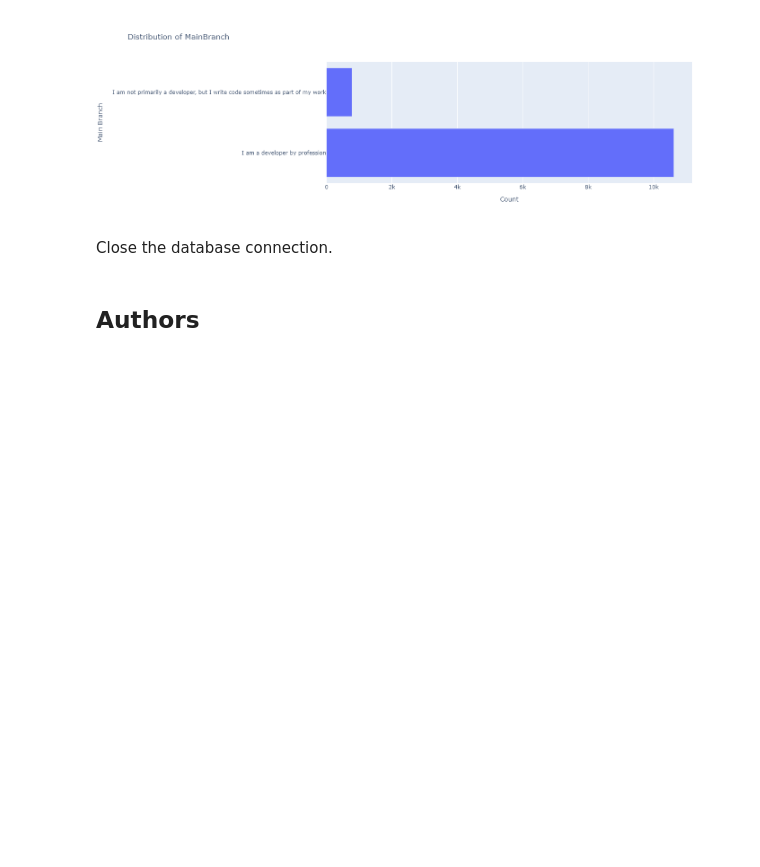
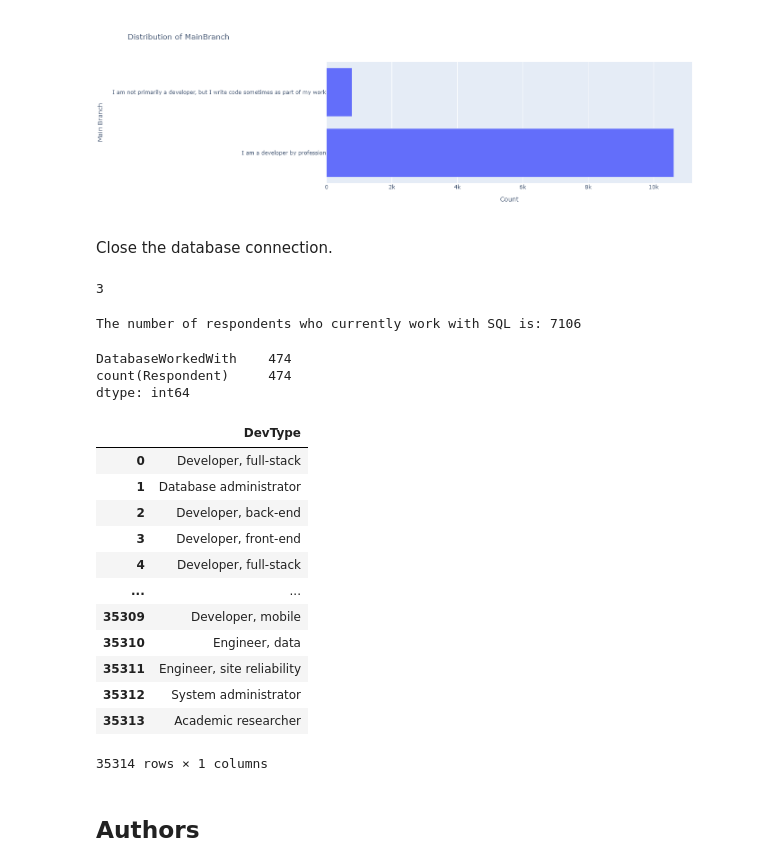
Before and after one commit to VaGlar/Data-Analysis-with-Python, a Jupyter notebook: M4DataVisualization-lab.ipynb, the cells around one changed output. Drawn from its saved outputs; the diff is of its cells as text; code cells hidden in the pictures; blank space fills up the shorter version.

```diff
--- a/M4DataVisualization-lab.ipynb
+++ b/M4DataVisualization-lab.ipynb
@@ -293,6 +319,50 @@ fig.show()
 [figure]
 # %% [markdown]
 Close the database connection.
+# %%
+sql_query = "SELECT *, COUNT(*) as Count FROM LanguageDesireNextYear GROUP BY LanguageDesireNextYear ORDER BY Count DESC, LanguageDesireNextYear"
+df=pd.read_sql_query(sql_query,conn)
+top_dbs= df.value_counts().reset_index()
+python_rank = df[df['LanguageDesireNextYear'] == 'Python'].index[0] + 1
+python_rank
+# %% [output]
+3
+# %%
+query = "SELECT COUNT(*) as NumberOfRespondents FROM LanguageWorkedWith WHERE LanguageWorkedWith LIKE '%SQL%';"
+result = conn.execute(query).fetchone()
+
+# Extract the number of respondents
+number_of_respondents = result[0]
+
+# Print the result
+print(f"The number of respondents who currently work with SQL is: {number_of_respondents}")
+# %% [output]
+The number of respondents who currently work with SQL is: 7106
+# %%
+QUERY="SELECT DatabaseWorkedWith,count(Respondent) FROM DatabaseWorkedWith group by Respondent having count(DatabaseWorkedWith)=1 and DatabaseWorkedWith='MySQL'"
+df2=pd.read_sql_query(QUERY,conn)
+df2.count()
+# %% [output]
+DatabaseWorkedWith    474
+count(Respondent)     474
+dtype: int64
+# %%
+query = "SELECT DevType FROM DevType"
+df=pd.read_sql_query(query, conn)
+# %% [output]
+|  | DevType |
+| 0 | Developer, full-stack |
+| 1 | Database administrator |
+| 2 | Developer, back-end |
+| 3 | Developer, front-end |
+| 4 | Developer, full-stack |
+| ... | ... |
+| 35309 | Developer, mobile |
+| 35310 | Engineer, data |
+| 35311 | Engineer, site reliability |
+| 35312 | System administrator |
+| 35313 | Academic researcher |
+35314 rows × 1 columns
 # %%
 conn.close()
 # %% [markdown]
```
Also changed, not shown: parts of 4 cells of this notebook.
